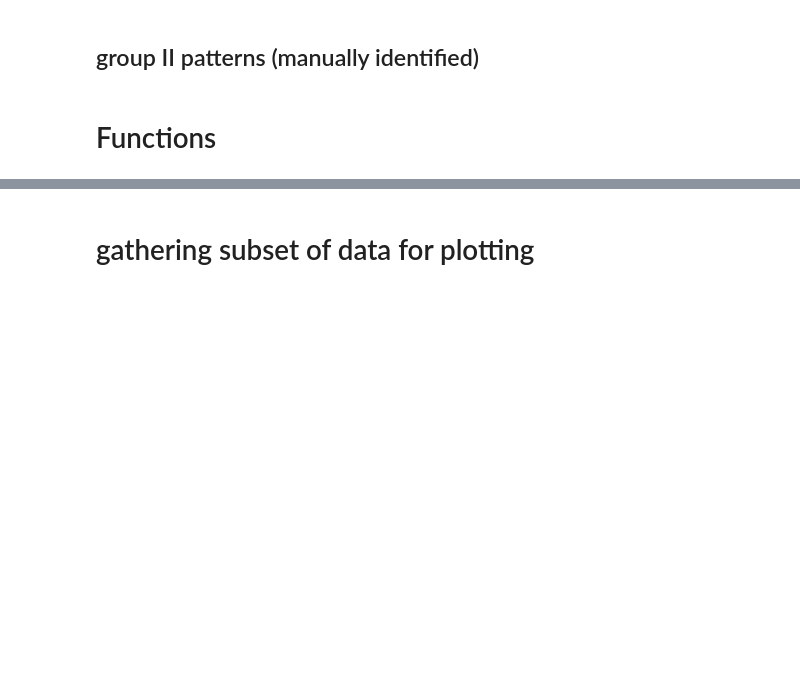
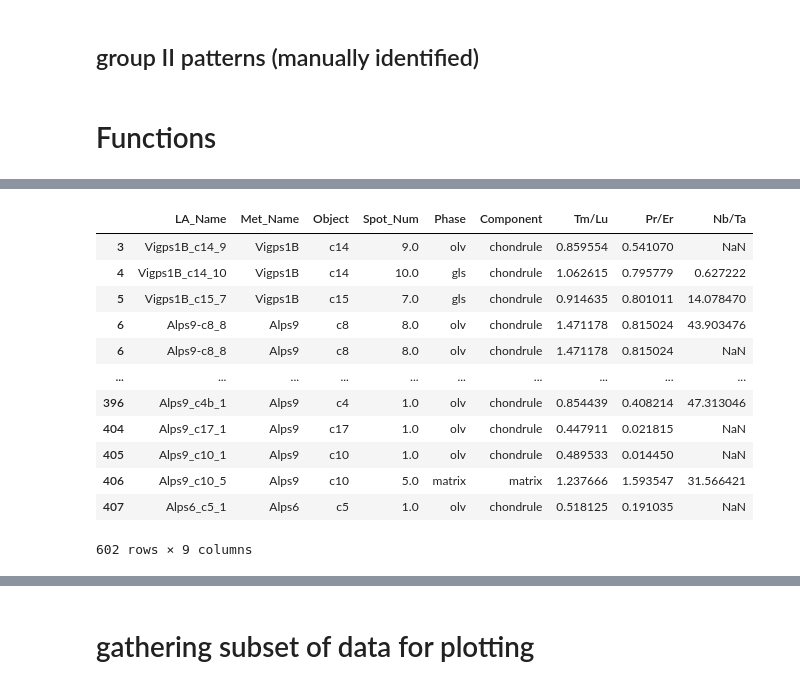
Before and after one commit to JGCAITLIN/HFSE, a Jupyter notebook: prelim_plotting.ipynb, the cells around one changed output, grey strips where cells are left out. Drawn from its saved outputs; the diff is of its cells as text; code cells hidden in the pictures; blank space fills up the shorter version.

```diff
--- a/prelim_plotting.ipynb
+++ b/prelim_plotting.ipynb
@@ -315,3 +331,19 @@ def sub_df(pd_df, meteorite='all', obj='all', spots='all', phase='all', element=
+# %%
+sub_df(nbta, element='Nb/Ta', rmv_out='off', array='off')
+# %% [output]
+|  | LA_Name | Met_Name | Object | Spot_Num | Phase | Component | Tm/Lu | Pr/Er | Nb/Ta |
+| 3 | Vigps1B_c14_9 | Vigps1B | c14 | 9.0 | olv | chondrule | 0.859554 | 0.541070 | NaN |
+| 4 | Vigps1B_c14_10 | Vigps1B | c14 | 10.0 | gls | chondrule | 1.062615 | 0.795779 | 0.627222 |
+| 5 | Vigps1B_c15_7 | Vigps1B | c15 | 7.0 | gls | chondrule | 0.914635 | 0.801011 | 14.078470 |
+| 6 | Alps9-c8_8 | Alps9 | c8 | 8.0 | olv | chondrule | 1.471178 | 0.815024 | 43.903476 |
+| 6 | Alps9-c8_8 | Alps9 | c8 | 8.0 | olv | chondrule | 1.471178 | 0.815024 | NaN |
+| ... | ... | ... | ... | ... | ... | ... | ... | ... | ... |
+| 396 | Alps9_c4b_1 | Alps9 | c4 | 1.0 | olv | chondrule | 0.854439 | 0.408214 | 47.313046 |
+| 404 | Alps9_c17_1 | Alps9 | c17 | 1.0 | olv | chondrule | 0.447911 | 0.021815 | NaN |
+| 405 | Alps9_c10_1 | Alps9 | c10 | 1.0 | olv | chondrule | 0.489533 | 0.014450 | NaN |
+| 406 | Alps9_c10_5 | Alps9 | c10 | 5.0 | matrix | matrix | 1.237666 | 1.593547 | 31.566421 |
+| 407 | Alps6_c5_1 | Alps6 | c5 | 1.0 | olv | chondrule | 0.518125 | 0.191035 | NaN |
+602 rows × 9 columns
 # %%
 #Test out function
 x = sub_df(data_2022_sq, meteorite='Alps6', element='Nb/Ta', array='off')
```
Also changed, not shown: parts of 8 cells of this notebook.
